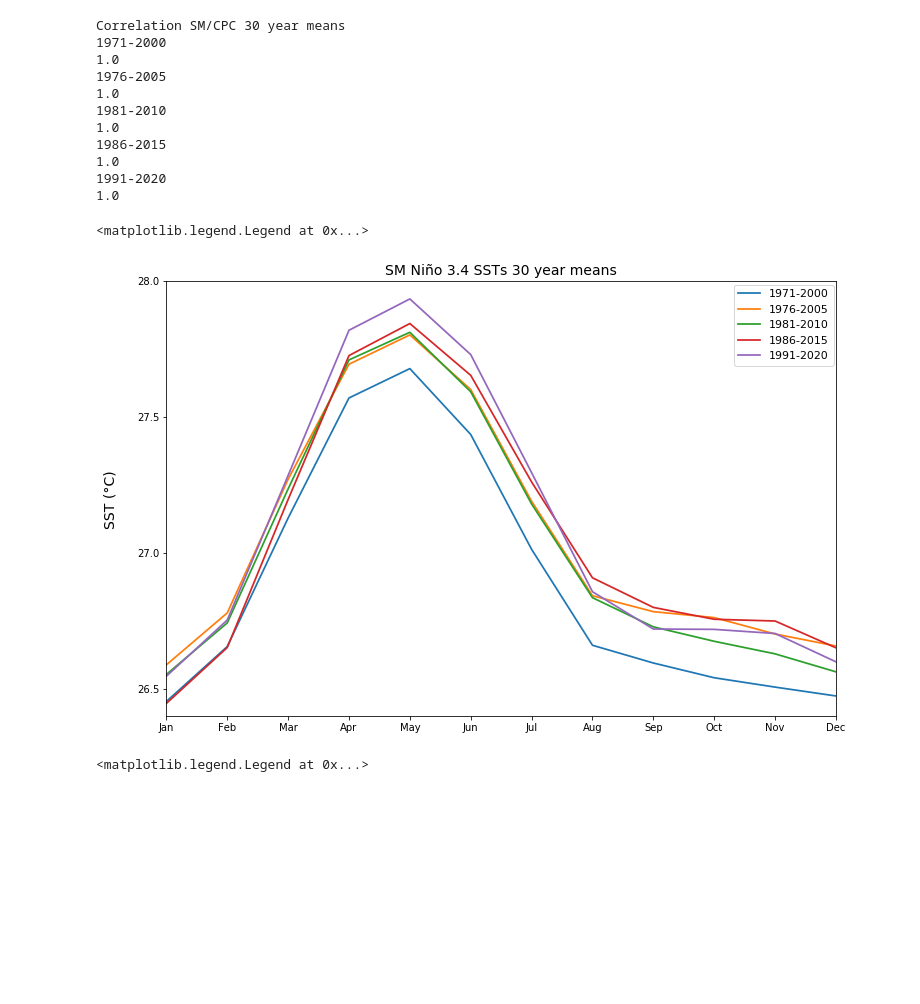
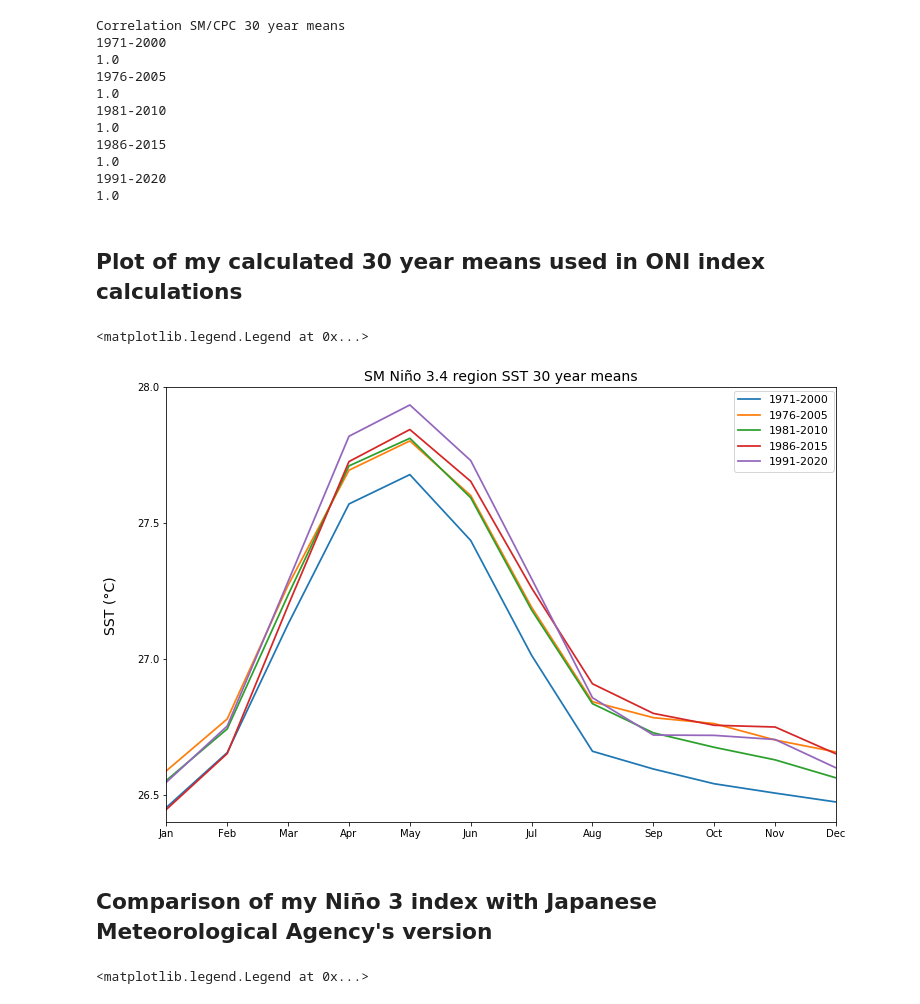
Before and after one commit to smeyer71/ENSO_research, a Jupyter notebook: ENSO SST Index recreation/ENSO_index_recreation.ipynb, the cells around one changed output. Cells and saved outputs as stored; diff of their text form; code cells hidden in the pictures; blank space fills up the shorter version.

Commit message:
Jupyter notebook file
Added markdowns for improved readability and added a couple of figures

```diff
--- a/ENSO SST Index recreation/ENSO_index_recreation.ipynb
+++ b/ENSO SST Index recreation/ENSO_index_recreation.ipynb
@@ -882,6 +1011,8 @@ Correlation SM/CPC 30 year means
 1.0
 1991-2020
 1.0
+# %% [markdown]
+## Plot of my calculated 30 year means used in ONI index calculations
 # %%
 '''
    Plot thirty year means used to calculate ONI anomalies
@@ -890,33 +1021,35 @@ Correlation SM/CPC 30 year means
    been warming.
 '''
 s_idx_my_30yr_means_plot = int(np.where(idx_my_30yr_means == 1971)[0])
 
 #legend
 legend_info = ['1971-2000','1976-2005','1981-2010','1986-2015','1991-2020']
 
 #create figure. Note: Make fig size larger than standard output for better data viewing
 fig = plt.figure(figsize=(12,8))
 
 ax = fig.add_subplot(1,1,1)
 #set x-tick labels to be month_labels
 ax.set_xlim([0,11])
 ax.set_xticks(range(0,12))
 ax.set_xticklabels(month_labels)
 ax.set_ylim([26.4,28])
 ax.set_yticks(np.arange(26.5,28.5,0.5))
 # Set super label for y axis
 fig.text(0.06, 0.5, 'SST (°C)', ha='center', va='center',
          rotation='vertical', fontsize = 14)
 
 #colors = ['red','blue','green','orange','black']
 for means in range(5):
     sm_means = ax.plot(np.arange(0,12,1),nino3pt4_30yr_means[means+s_idx_my_30yr_means_plot,:],
                       linewidth = 1.75)
 
-plt.title('SM Niño 3.4 SSTs 30 year means',fontsize = '14')
+plt.title('SM Niño 3.4 region SST 30 year means',fontsize = '14')
 fig.legend([sm_means], labels=legend_info,
            bbox_to_anchor =(0.86, 0.80),fontsize = 11)
 # %% [output]
 <matplotlib.legend.Legend at 0x...>
-[figure, old version]
+[figure, new version]
+# %% [markdown]
+## Comparison of my Niño 3 index with Japanese <br> Meteorological Agency's version
 # %%
```
Also changed, not shown: parts of 30 cells of this notebook.
